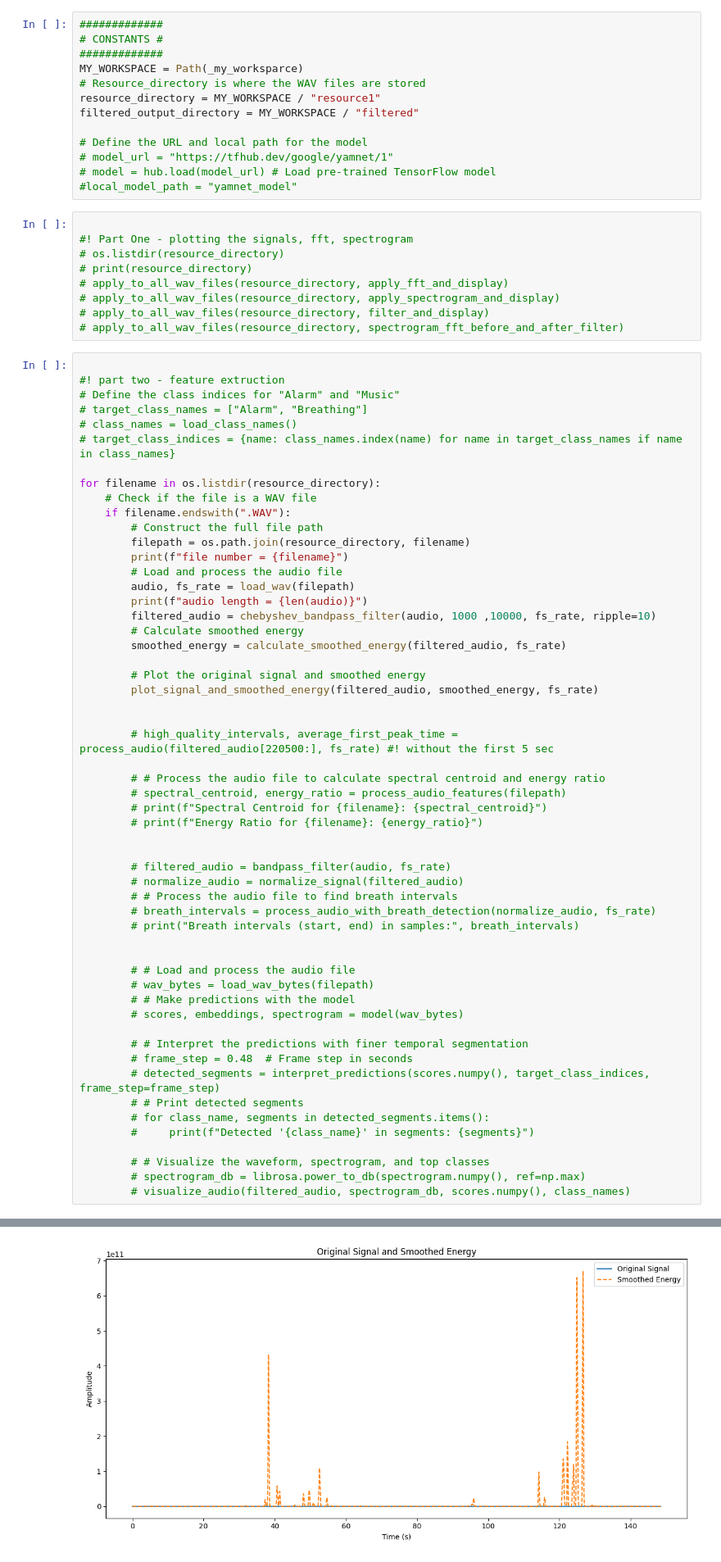
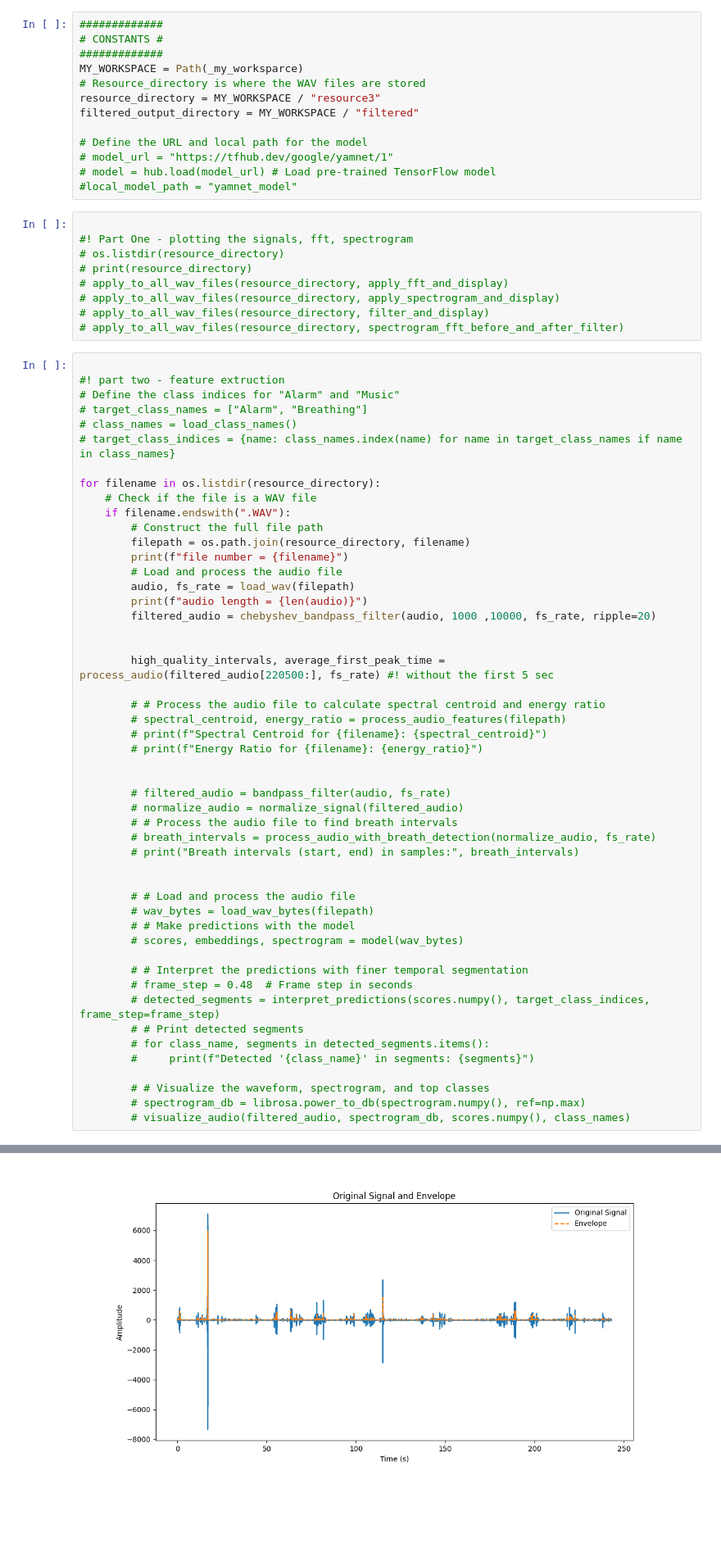
Before and after one commit to nogahoffmann/Breathing-Project, a Jupyter notebook: main.ipynb, the cells around one changed output, grey strips where cells are left out. Shown at 82% size. Saved outputs shown, nothing was run; the diff lists cells and outputs as text; blank space fills up the shorter version.

```diff
--- a/main.ipynb
+++ b/main.ipynb
@@ -31,7 +31,7 @@ To install packages:
 #############
 MY_WORKSPACE = Path(_my_worksparce)
 # Resource_directory is where the WAV files are stored
-resource_directory = MY_WORKSPACE / "resource1"
+resource_directory = MY_WORKSPACE / "resource3"
 filtered_output_directory = MY_WORKSPACE / "filtered"
 
 # Define the URL and local path for the model
@@ -64,15 +64,10 @@ for filename in os.listdir(resource_directory):
         # Load and process the audio file
         audio, fs_rate = load_wav(filepath)
         print(f"audio length = {len(audio)}")
-        filtered_audio = chebyshev_bandpass_filter(audio, 1000 ,10000, fs_rate, ripple=10)
-        # Calculate smoothed energy
-        smoothed_energy = calculate_smoothed_energy(filtered_audio, fs_rate)
-
-        # Plot the original signal and smoothed energy
-        plot_signal_and_smoothed_energy(filtered_audio, smoothed_energy, fs_rate)
+        filtered_audio = chebyshev_bandpass_filter(audio, 1000 ,10000, fs_rate, ripple=20)
 
 
-        # high_quality_intervals, average_first_peak_time = process_audio(filtered_audio[220500:], fs_rate) #! without the first 5 sec
+        high_quality_intervals, average_first_peak_time = process_audio(filtered_audio[220500:], fs_rate) #! without the first 5 sec
 
         # # Process the audio file to calculate spectral centroid and energy ratio
         # spectral_centroid, energy_ratio = process_audio_features(filepath)
@@ -108 +106 @@ audio length = 6546240
-[figure, old version]
+[figure, new version]
```
Also changed, not shown: parts of 2 cells of this notebook, 1 other file.
